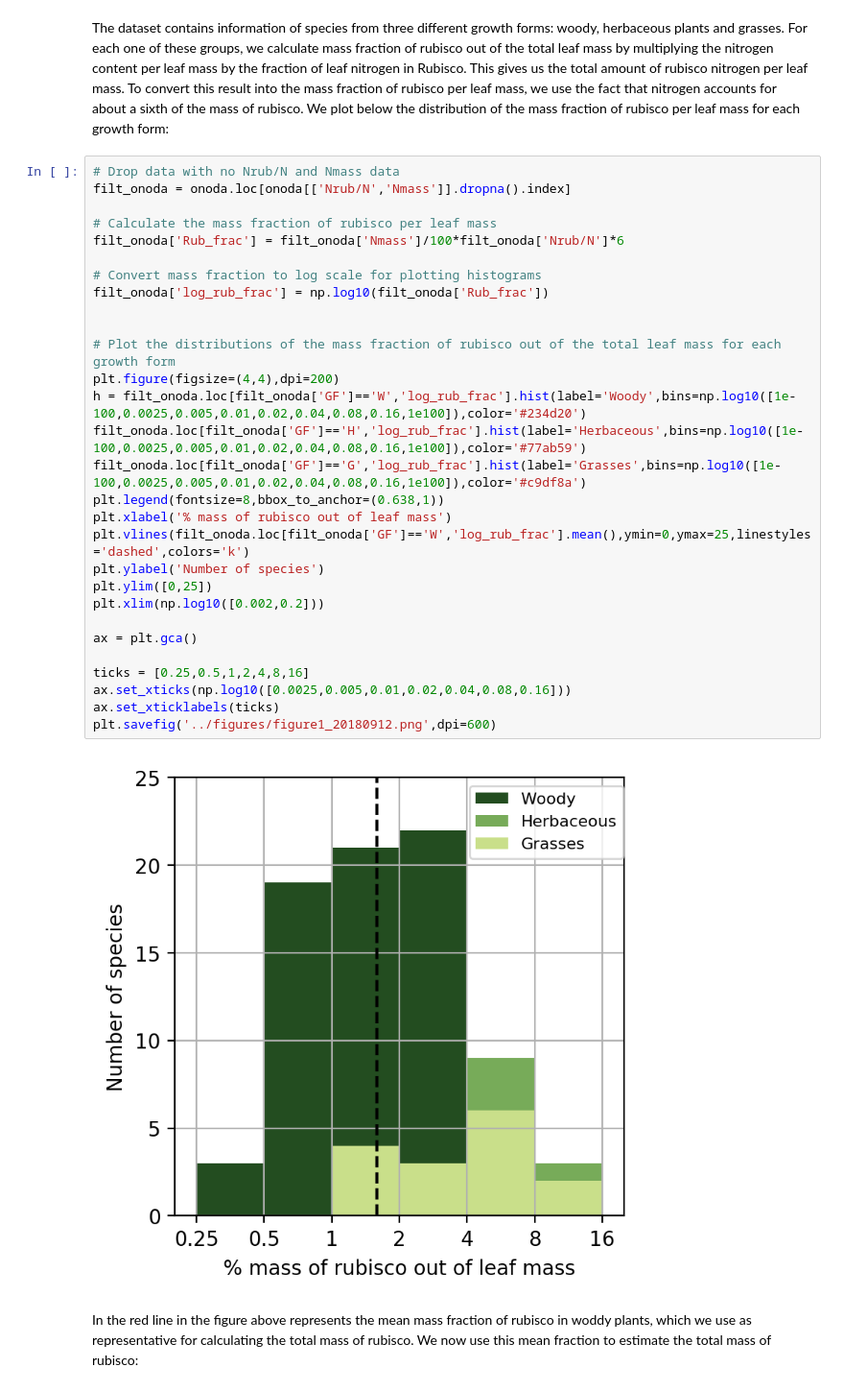
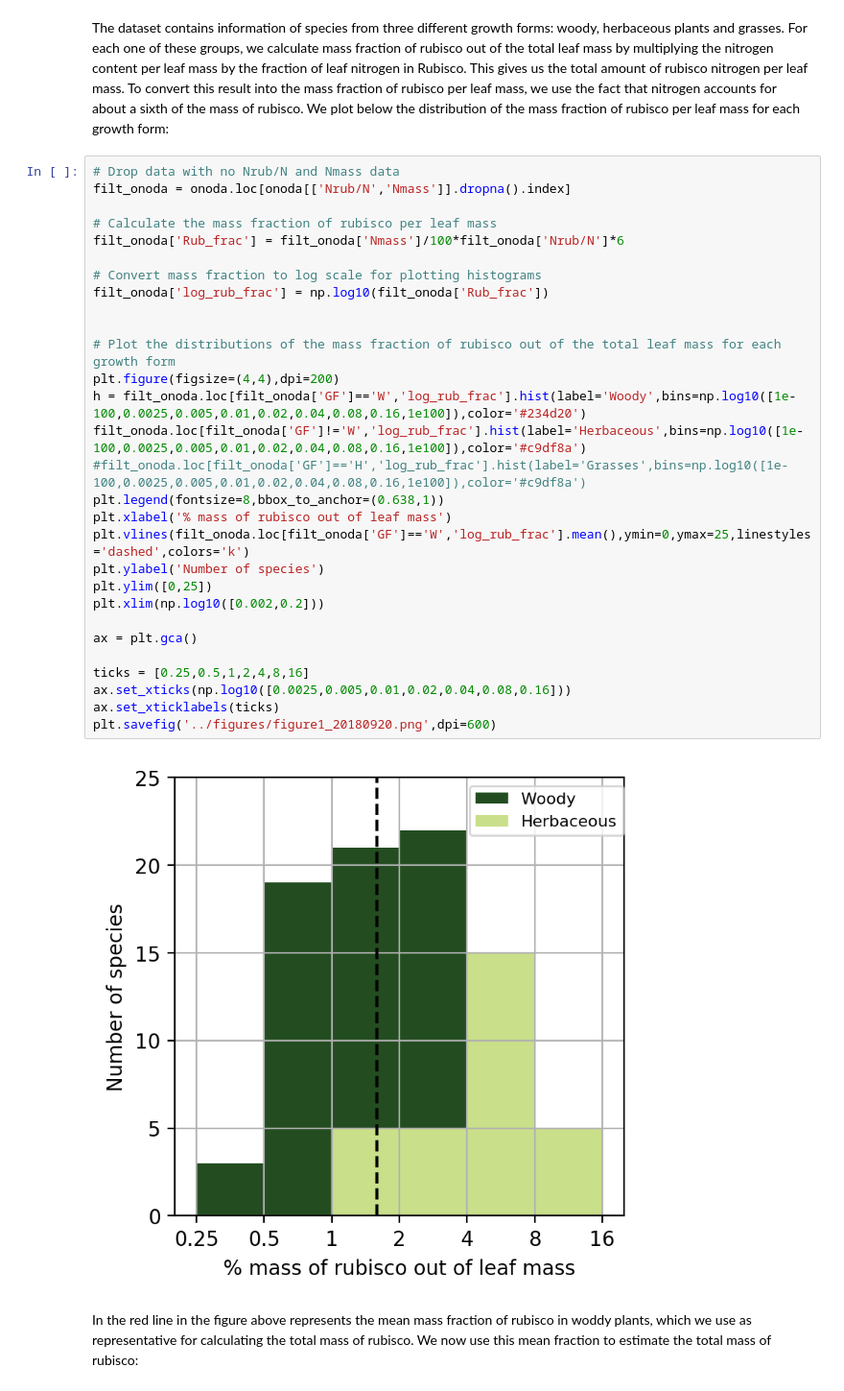
Before and after one commit to yinonbaron/rubisco_mass, a Jupyter notebook: notebooks/03_rubisco_mass_estimate.ipynb, the cells around one changed output. Shown at 96% size. Drawn from its saved outputs; the diff is of its cells as text.

```diff
--- a/notebooks/03_rubisco_mass_estimate.ipynb
+++ b/notebooks/03_rubisco_mass_estimate.ipynb
@@ -28,34 +29,34 @@ The dataset contains information of species from three different growth forms: w
 # %%
 # Drop data with no Nrub/N and Nmass data
 filt_onoda = onoda.loc[onoda[['Nrub/N','Nmass']].dropna().index]
 
 # Calculate the mass fraction of rubisco per leaf mass
 filt_onoda['Rub_frac'] = filt_onoda['Nmass']/100*filt_onoda['Nrub/N']*6
 
 # Convert mass fraction to log scale for plotting histograms
 filt_onoda['log_rub_frac'] = np.log10(filt_onoda['Rub_frac'])
 
 
 # Plot the distributions of the mass fraction of rubisco out of the total leaf mass for each growth form
 plt.figure(figsize=(4,4),dpi=200)
 h = filt_onoda.loc[filt_onoda['GF']=='W','log_rub_frac'].hist(label='Woody',bins=np.log10([1e-100,0.0025,0.005,0.01,0.02,0.04,0.08,0.16,1e100]),color='#234d20')
-filt_onoda.loc[filt_onoda['GF']=='H','log_rub_frac'].hist(label='Herbaceous',bins=np.log10([1e-100,0.0025,0.005,0.01,0.02,0.04,0.08,0.16,1e100]),color='#77ab59')
-filt_onoda.loc[filt_onoda['GF']=='G','log_rub_frac'].hist(label='Grasses',bins=np.log10([1e-100,0.0025,0.005,0.01,0.02,0.04,0.08,0.16,1e100]),color='#c9df8a')
+filt_onoda.loc[filt_onoda['GF']!='W','log_rub_frac'].hist(label='Herbaceous',bins=np.log10([1e-100,0.0025,0.005,0.01,0.02,0.04,0.08,0.16,1e100]),color='#c9df8a')
+#filt_onoda.loc[filt_onoda['GF']=='H','log_rub_frac'].hist(label='Grasses',bins=np.log10([1e-100,0.0025,0.005,0.01,0.02,0.04,0.08,0.16,1e100]),color='#c9df8a')
 plt.legend(fontsize=8,bbox_to_anchor=(0.638,1))
 plt.xlabel('% mass of rubisco out of leaf mass')
 plt.vlines(filt_onoda.loc[filt_onoda['GF']=='W','log_rub_frac'].mean(),ymin=0,ymax=25,linestyles='dashed',colors='k')
 plt.ylabel('Number of species')
 plt.ylim([0,25])
 plt.xlim(np.log10([0.002,0.2]))
 
 ax = plt.gca()
 
 ticks = [0.25,0.5,1,2,4,8,16]
 ax.set_xticks(np.log10([0.0025,0.005,0.01,0.02,0.04,0.08,0.16]))
 ax.set_xticklabels(ticks)
-plt.savefig('../figures/figure1_20180912.png',dpi=600)
+plt.savefig('../figures/figure1_20180920.png',dpi=600)
 # %% [output]
-[figure, old version]
+[figure, new version]
 # %% [markdown]
 In the red line in the figure above represents the mean mass fraction of rubisco in woddy plants, which we use as representative for calculating the total mass of rubisco. We now use this mean fraction to estimate the total mass of rubisco:
 # %%
```
Also changed, not shown: parts of 5 cells of this notebook, 6 other files.
